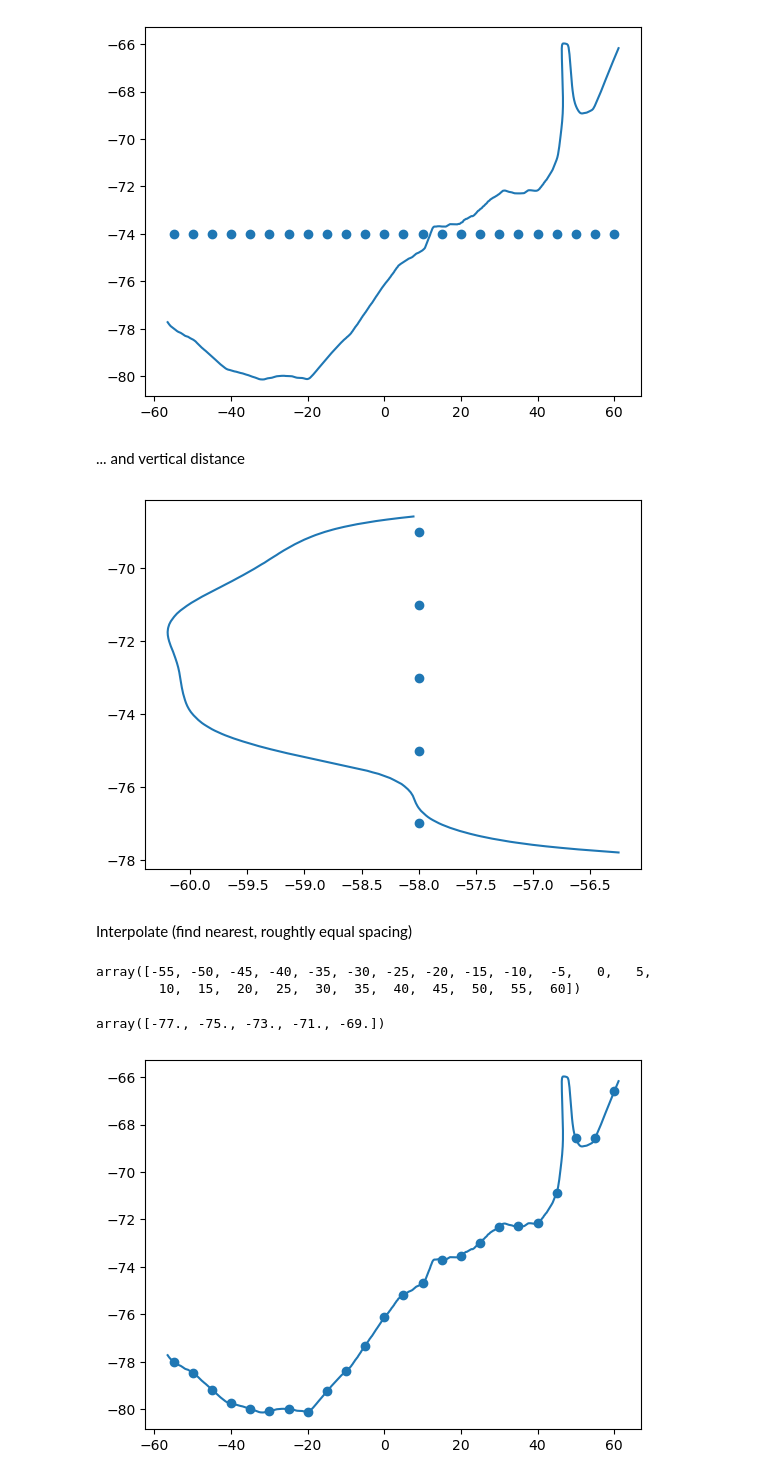
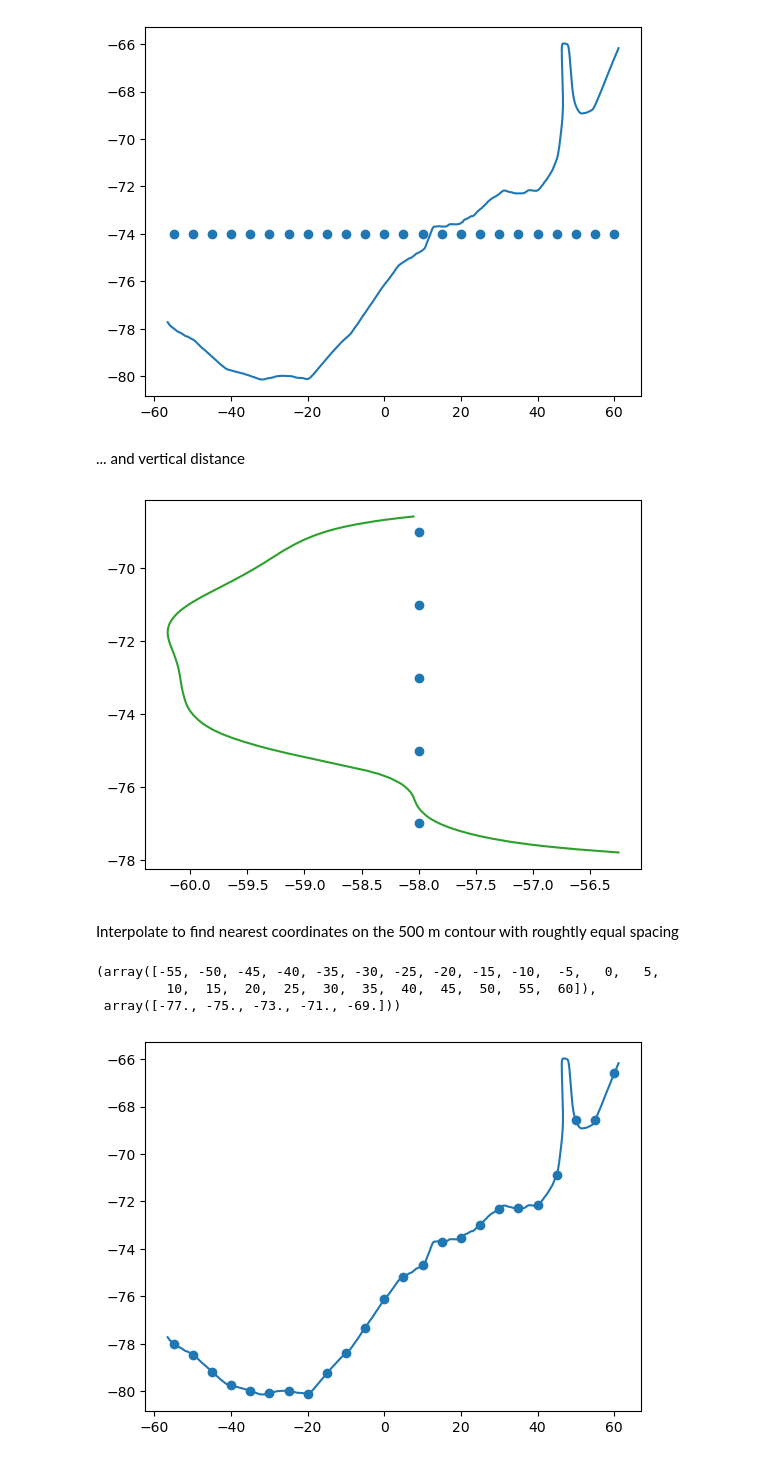
Before and after one commit to OceanParcels/MeltingIcebergs, a Jupyter notebook: preparation_files/ReleaseLocations.ipynb, the cells around one changed output. Cells and saved outputs as stored; diff of their text form; code cells hidden in the pictures.

```diff
--- a/preparation_files/ReleaseLocations.ipynb
+++ b/preparation_files/ReleaseLocations.ipynb
@@ -151,0 +65,3 @@ x696-1., y696-0.5
+# %%
+### Base path to files
+base_path = '/nethome/5867800/'
@@ -152 +100,13 @@ x696-1., y696-0.5
+# %%
+### Prepare bathymetric data
+
+# Load data Nooteboom et al. (2022)
+topo = xr.open_dataset(base_path + 'grid/adapted_bathymetry.nc')
+
+# Load latitudes, longitudes and bathymetry
+latst = topo.variables['T_LAT_2D'][:,:]
+lonst = topo.variables['T_LON_2D'][:,:]
+latsu = topo.variables['U_LAT_2D'][:,:]
+lonsu = topo.variables['U_LON_2D'][:,:]
+bathy = topo.variables['Bathymetry'][:,:]
 # %% [markdown]
@@ -213,0 +118,28 @@ plt.show()
+# %%
+### Setup figure
+fig, ax = plt.subplots(1, 1, subplot_kw={'projection': ccrs.SouthPolarStereo(central_longitude=-35)}, figsize=(10,4))
+ax.set_title(f'Release locations forwards')
+ax.set_extent([-60,40,-85,-60])
+ax.gridlines(linestyle='--')
+
+### Plot main figure
+# Coastlines
+lonsg, lonsl, latsg, latsl, varg, varl = divide_longitude(lonst, latst, bathy)
+ax.contour(lonsg, latsg, varg, levels=[0], transform=ccrs.PlateCarree(), colors='k')
+ax.contour(lonsl, latsl, varl, levels=[0], transform=ccrs.PlateCarree(), colors='k')
+
+# Bathymetry
+im = ax.contourf(lonsg, latsg, varg, levels=range(-6000,1,500), cmap='Blues_r', transform=ccrs.PlateCarree())
+im = ax.contourf(lonsl, latsl, varl, levels=range(-6000,1,500), cmap='Blues_r', transform=ccrs.PlateCarree())
+plt.colorbar(im, ax=ax, shrink=0.8, label='depth [m]')
+ax.contour(lonsg, latsg, varg, levels=range(-6000,1,500), linewidths=0.5, alpha=0.5, colors='k', linestyles='-', transform=ccrs.PlateCarree())
+ax.contour(lonsl, latsl, varl, levels=range(-6000,1,500), linewidths=0.5, alpha=0.5, colors='k', linestyles='-', transform=ccrs.PlateCarree())
+
+# Contour 500m depth
+cs1 = ax.contour(lonsg, latsg, varg, levels=[-500], linewidths=1, alpha=0.5, colors='orange', linestyles='-', transform=ccrs.PlateCarree())
+cs2 = ax.contour(lonsl, latsl, varl, levels=[-500], linewidths=1, alpha=0.5, colors='orange', linestyles='-', transform=ccrs.PlateCarree())
+
+# ODP Site 696
+ax.plot(x696_le, y696_le, color='r', marker='*', markersize=10, markeredgecolor='k', markeredgewidth=.5, transform=ccrs.PlateCarree())
+
+plt.show()
@@ -378,26 +292,27 @@ plt.plot(xcoast, ycoast)
 plt.scatter(np.arange(-55, 60+5, 5), np.ones(len(np.arange(-55, 60+5, 5)))*-74.);
 # %% [output]
 [figure]
-# %% [markdown]
-... and vertical distance
+# %% [markdown]
+... and vertical distance
 # %%
 xcoastv = xs[720:1000]
 ycoastv = ys[720:1000]
 
-plt.plot(xcoastv, ycoastv)
+plt.plot(xcoastv, ycoastv, c='tab:green')
 plt.scatter(np.ones(len(np.arange(-77, -67.5-.5, 2)))*-58., np.arange(-77, -67.5-.5, 2));
 # %% [output]
-[figure, old version]
+[figure, new version]
-# %% [markdown]
-Interpolate (find nearest, roughtly equal spacing)
+# %% [markdown]
+Interpolate to find nearest coordinates on the 500 m contour with roughtly equal spacing
 # %%
+### Defined points
+# Longitude
 xtest = np.arange(-55, 60+5, 5) # 24 samples
-xtest
+# Latitude
+ytestv = np.arange(-77, -67.5-.5, 2) # 5 samples
+
+xtest, ytestv
 # %% [output]
-array([-55, -50, -45, -40, -35, -30, -25, -20, -15, -10,  -5,   0,   5,
-        10,  15,  20,  25,  30,  35,  40,  45,  50,  55,  60])
+(array([-55, -50, -45, -40, -35, -30, -25, -20, -15, -10,  -5,   0,   5,
+         10,  15,  20,  25,  30,  35,  40,  45,  50,  55,  60]),
+ array([-77., -75., -73., -71., -69.]))
-# %%
-ytestv = np.arange(-77, -67.5-.5, 2) # 5 samples
-ytestv
-# %% [output]
-array([-77., -75., -73., -71., -69.])
```
Also changed, not shown: parts of 60 cells of this notebook, 2 other files.
